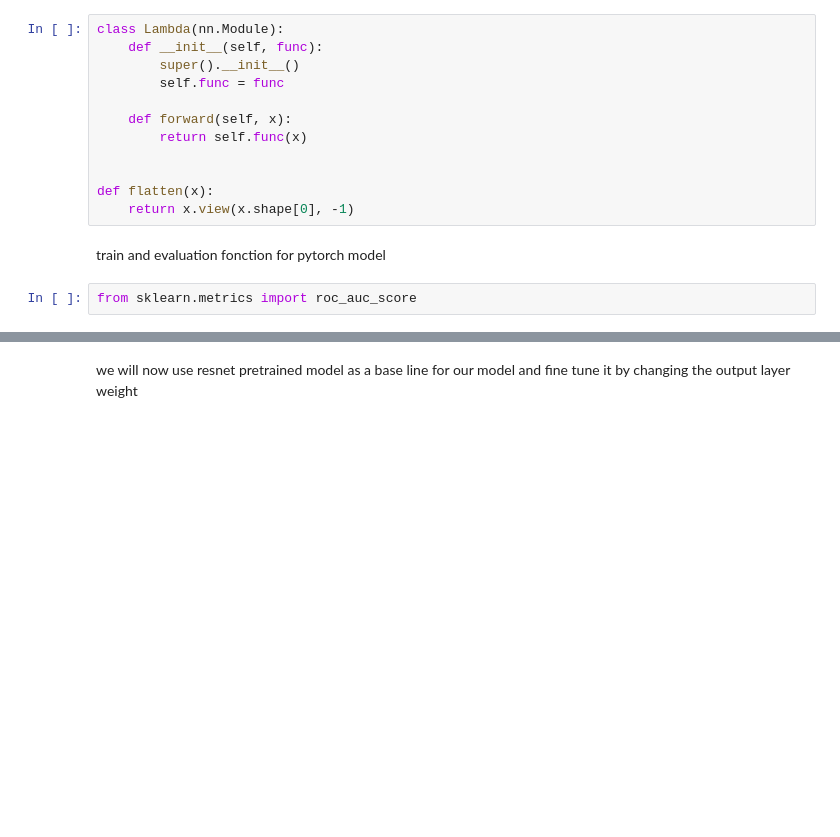
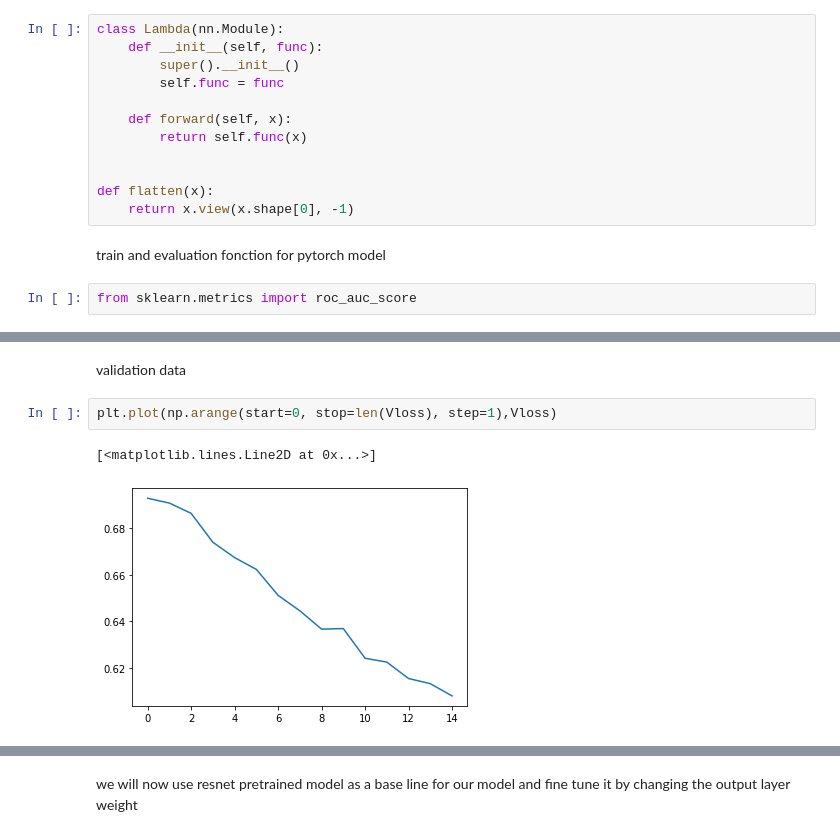
Before and after one commit to gael-courmont/Cats_and_dogs_recognition, a Jupyter notebook: cats_dogs_pytorch_version.ipynb, the cells around one changed output, grey strips where cells are left out. Cells and saved outputs as stored; diff of their text form; blank space fills up the shorter version.

```diff
--- a/cats_dogs_pytorch_version.ipynb
+++ b/cats_dogs_pytorch_version.ipynb
@@ -295,0 +323,7 @@ sns.scatterplot(x=point,y=metricsauc[0])
+# %% [markdown]
+validation data
+# %%
+plt.plot(np.arange(start=0, stop=len(Vloss), step=1),Vloss)
+# %% [output]
+[<matplotlib.lines.Line2D at 0x...>]
+[figure, added]
```
Also changed, not shown: parts of 170 cells of this notebook.
